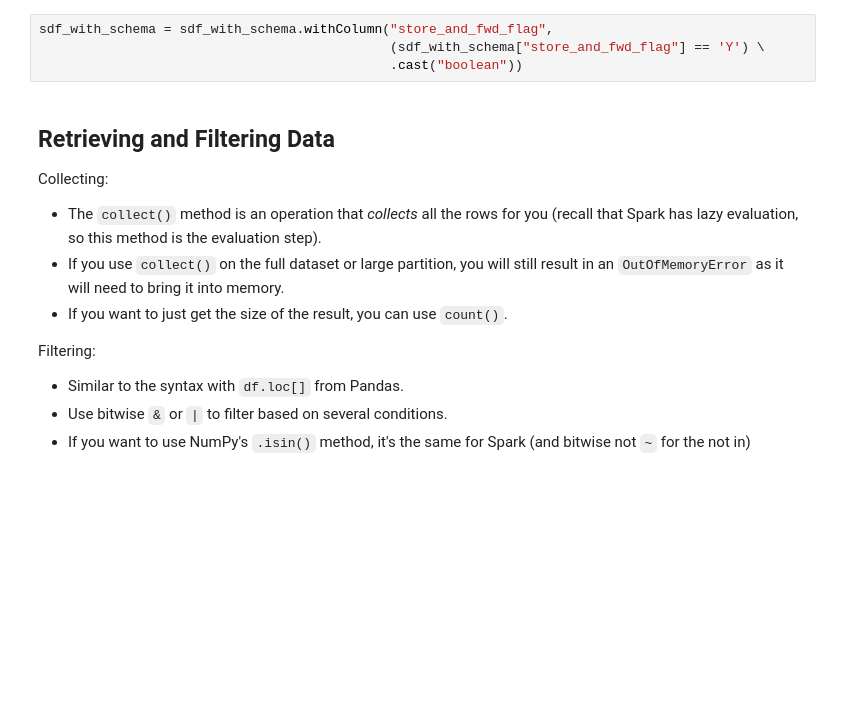
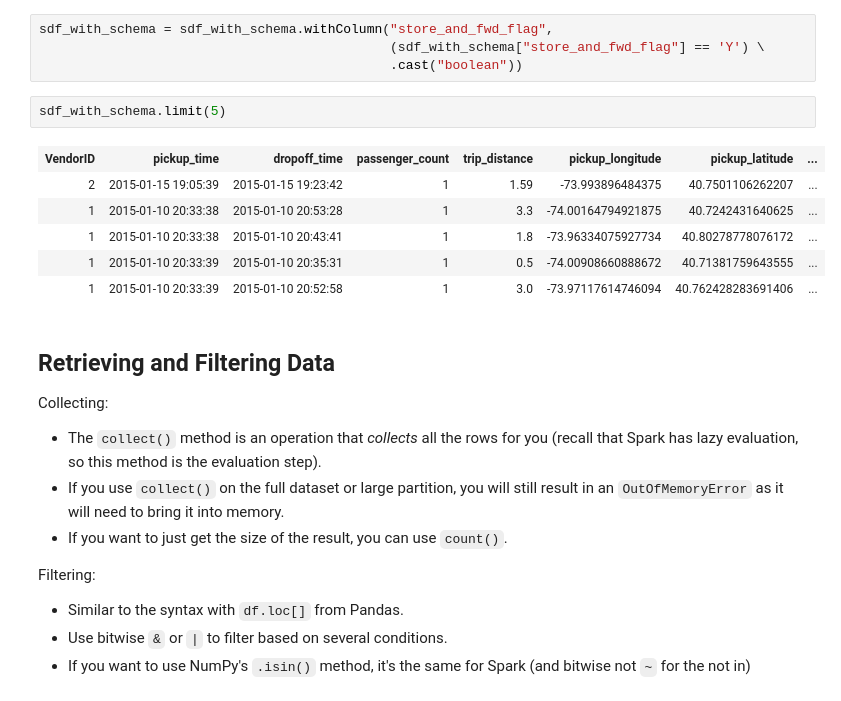
Before and after one commit to myo-kun/MAST30034_Python, a Jupyter notebook: advanced_tutorials/Spark Tutorial.ipynb, the cells around one changed output. Drawn from its saved outputs; the diff is of its cells as text; blank space fills up the shorter version.

```diff
--- a/advanced_tutorials/Spark Tutorial.ipynb
+++ b/advanced_tutorials/Spark Tutorial.ipynb
@@ -269,6 +337,15 @@ As you can see, we now have the string `store_and_fwd_flag` set to boolean now u
 sdf_with_schema = sdf_with_schema.withColumn("store_and_fwd_flag",
                                              (sdf_with_schema["store_and_fwd_flag"] == 'Y') \
                                              .cast("boolean"))
+# %%
+sdf_with_schema.limit(5)
+# %% [output]
+| VendorID | pickup_time | dropoff_time | passenger_count | trip_distance | pickup_longitude | pickup_latitude | ... |
+| 2 | 2015-01-15 19:05:39 | 2015-01-15 19:23:42 | 1 | 1.59 | -73.993896484375 | 40.7501106262207 | ... |
+| 1 | 2015-01-10 20:33:38 | 2015-01-10 20:53:28 | 1 | 3.3 | -74.00164794921875 | 40.7242431640625 | ... |
+| 1 | 2015-01-10 20:33:38 | 2015-01-10 20:43:41 | 1 | 1.8 | -73.96334075927734 | 40.80278778076172 | ... |
+| 1 | 2015-01-10 20:33:39 | 2015-01-10 20:35:31 | 1 | 0.5 | -74.00908660888672 | 40.71381759643555 | ... |
+| 1 | 2015-01-10 20:33:39 | 2015-01-10 20:52:58 | 1 | 3.0 | -73.97117614746094 | 40.762428283691406 | ... |
 # %% [markdown]
 ## Retrieving and Filtering Data
 Collecting:
```
Also changed, not shown: parts of 13 cells of this notebook, 8 other files.
